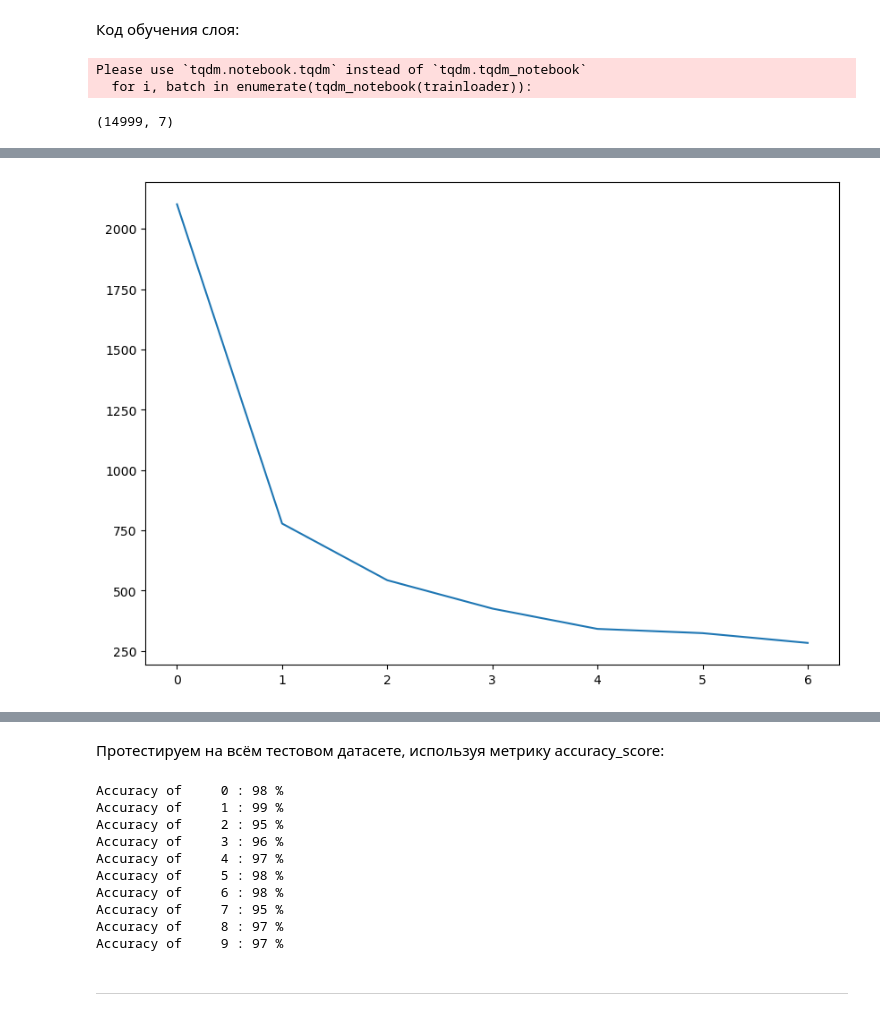
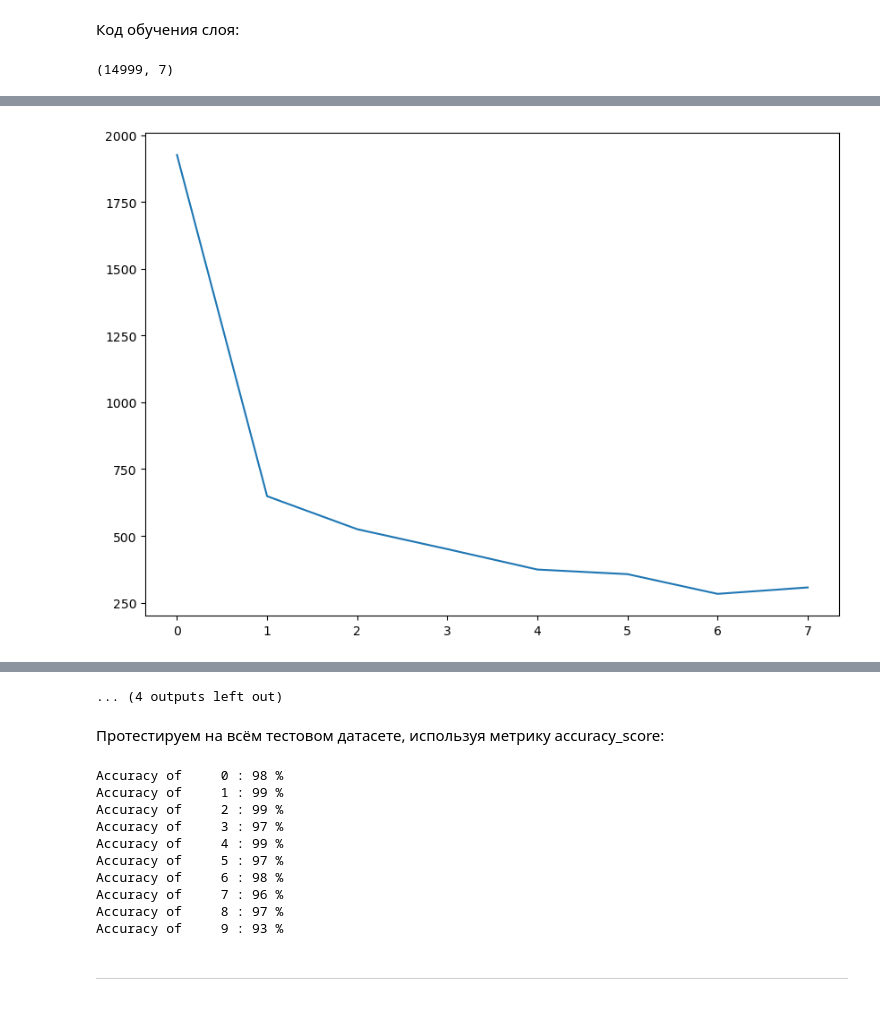
Before and after one commit to kekoveca/DLS_spring, a Jupyter notebook: neural_networks/[seminar]convnet_pytorch.ipynb, the cells around one changed output, grey strips where cells are left out. Saved outputs shown, nothing was run; the diff lists cells and outputs as text; code cells hidden in the pictures.

```diff
--- a/neural_networks/[seminar]convnet_pytorch.ipynb
+++ b/neural_networks/[seminar]convnet_pytorch.ipynb
@@ -81,4 +81,5 @@ import matplotlib.pyplot as plt  # для отрисовки картиноче
 %matplotlib inline
 
 # Проверяем, доступны ли GPU
-device = 'cuda' if torch.cuda.is_available() else 'cpu'
+device = 'mps'
+device
@@ -282,7 +266,7 @@ losses = []
 # %%
 cnt = 0
 temp = 0
-for i, batch in enumerate(tqdm_notebook(trainloader)):
+for i, batch in enumerate(tqdm(trainloader)):
         # так получаем текущий батч
         X_batch, y_batch = batch
         cnt = i
@@ -290,18 +274,16 @@ for i, batch in enumerate(tqdm_notebook(trainloader)):
           temp += 1
 cnt,temp
 # %% [output]
-Please use `tqdm.notebook.tqdm` instead of `tqdm.tqdm_notebook`
-  for i, batch in enumerate(tqdm_notebook(trainloader)):
+(14999, 7)
-(14999, 7)
 # %%
 fig = plt.figure(figsize=(10,7))
 ax = fig.add_subplot(1, 1, 1)
 
 # итерируемся
-for epoch in tqdm_notebook(range(2)):
+for epoch in range(2):
 
     running_loss = 0.0
-    for i, batch in enumerate(tqdm_notebook(trainloader)):
+    for i, batch in enumerate(tqdm(trainloader)):
         # так получаем текущий батч
         X_batch, y_batch = batch
 
@@ -343 +321 @@ Please use `tqdm.notebook.tqdm` instead of `tqdm.tqdm_notebook`
-[figure, old version]
+[figure, new version]
@@ -352,3 +326,4 @@ Please use `tqdm.notebook.tqdm` instead of `tqdm.tqdm_notebook`
+... (4 outputs left out)
 # %% [markdown]
 Протестируем на всём тестовом датасете, используя метрику accuracy_score:
 # %%
@@ -374,14 +349,14 @@ for i in range(10):
 # %% [output]
 Accuracy of     0 : 98 %
 Accuracy of     1 : 99 %
-Accuracy of     2 : 95 %
-Accuracy of     3 : 96 %
-Accuracy of     4 : 97 %
-Accuracy of     5 : 98 %
+Accuracy of     2 : 99 %
+Accuracy of     3 : 97 %
+Accuracy of     4 : 99 %
+Accuracy of     5 : 97 %
 Accuracy of     6 : 98 %
-Accuracy of     7 : 95 %
+Accuracy of     7 : 96 %
 Accuracy of     8 : 97 %
-Accuracy of     9 : 97 %
+Accuracy of     9 : 93 %
 # %% [markdown]
 ---
 # %% [markdown]
```
Also changed, not shown: parts of 13 cells of this notebook, 5 other files.
